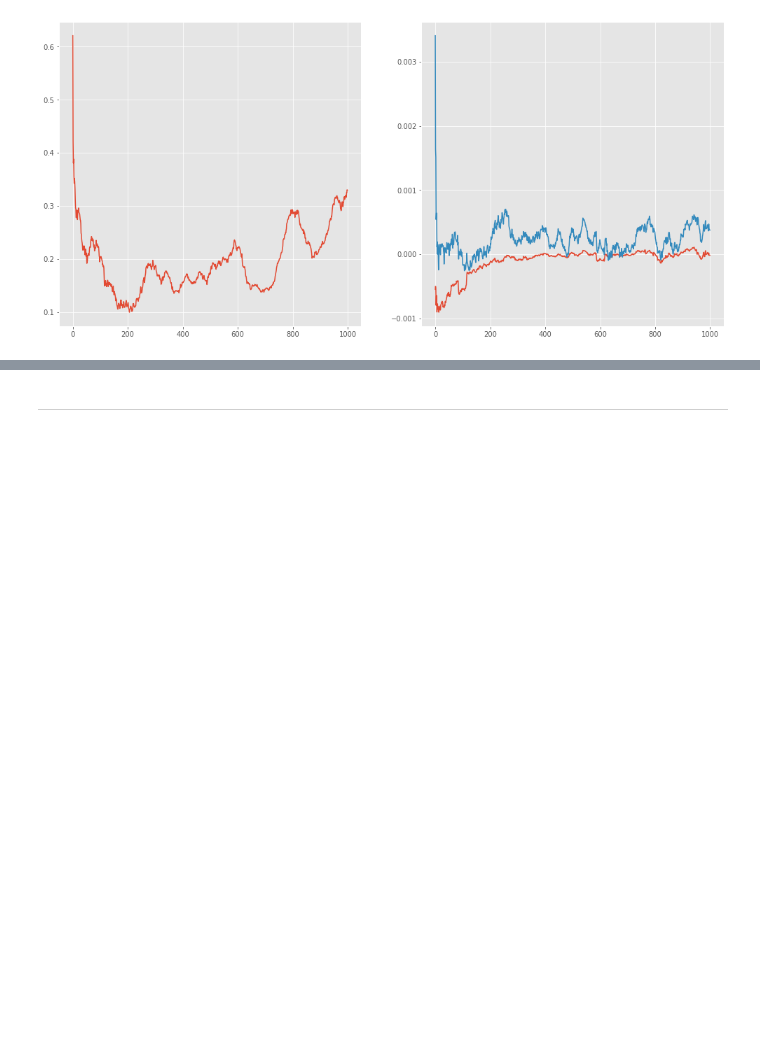
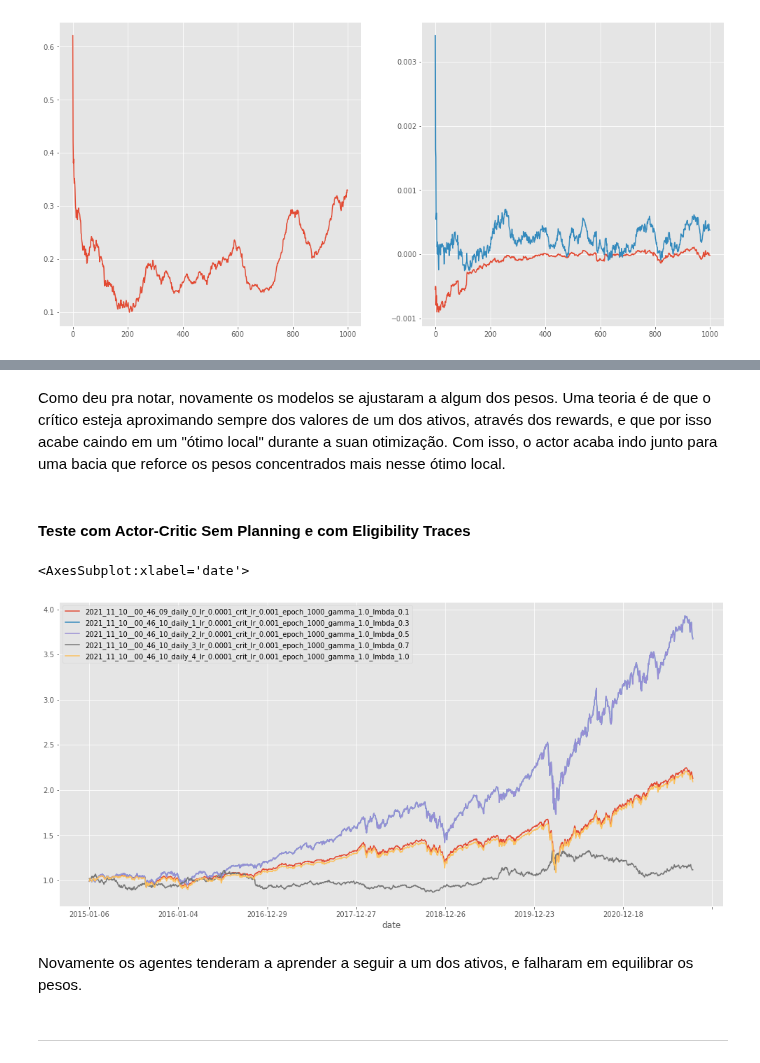
Before and after one commit to victormmp/rl_mestrado, a Jupyter notebook: notebooks/plot_training.ipynb, the cells around one changed output, grey strips where cells are left out. Drawn from its saved outputs; the diff is of its cells as text; code cells hidden in the pictures; blank space fills up the shorter version.

Commit message:
Add elegibility traces option

```diff
--- a/notebooks/plot_training.ipynb
+++ b/notebooks/plot_training.ipynb
@@ -390,3 +388,15 @@ Como deu pra notar, novamente os modelos se ajustaram a algum dos pesos. Uma teo
+# %% [markdown]
+Como deu pra notar, novamente os modelos se ajustaram a algum dos pesos. Uma teoria é de que o crítico esteja aproximando sempre dos valores de um dos ativos, através dos rewards, e que por isso acabe caindo em um "ótimo local" durante a suan otimização. Com isso, o actor acaba indo junto para uma bacia que reforce os pesos concentrados mais nesse ótimo local.
+# %% [markdown]
+#### Teste com Actor-Critic Sem Planning e com Eligibility Traces
+# %%
+df_result_backtest = pd.read_csv('../results/backtest/2021_11_10__00_52_12_aggregated_daily_v2.csv', index_col=0)
+df_result_backtest.plot(figsize=(17,8))
+# %% [output]
+<AxesSubplot:xlabel='date'>
+[figure, added]
+# %% [markdown]
+Novamente os agentes tenderam a aprender a seguir a um dos ativos, e falharam em equilibrar os pesos.
 # %% [markdown]
 ---
 # %%
```
Also changed, not shown: parts of 51 cells of this notebook, 56 other files.
